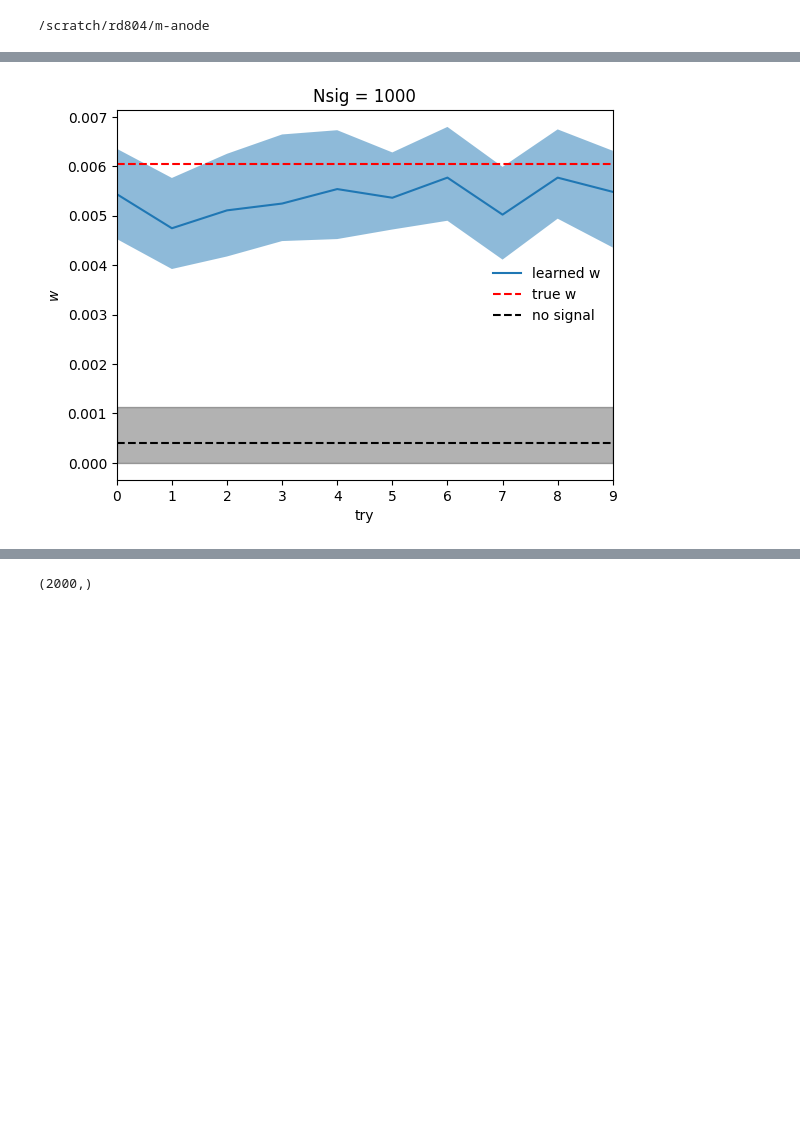
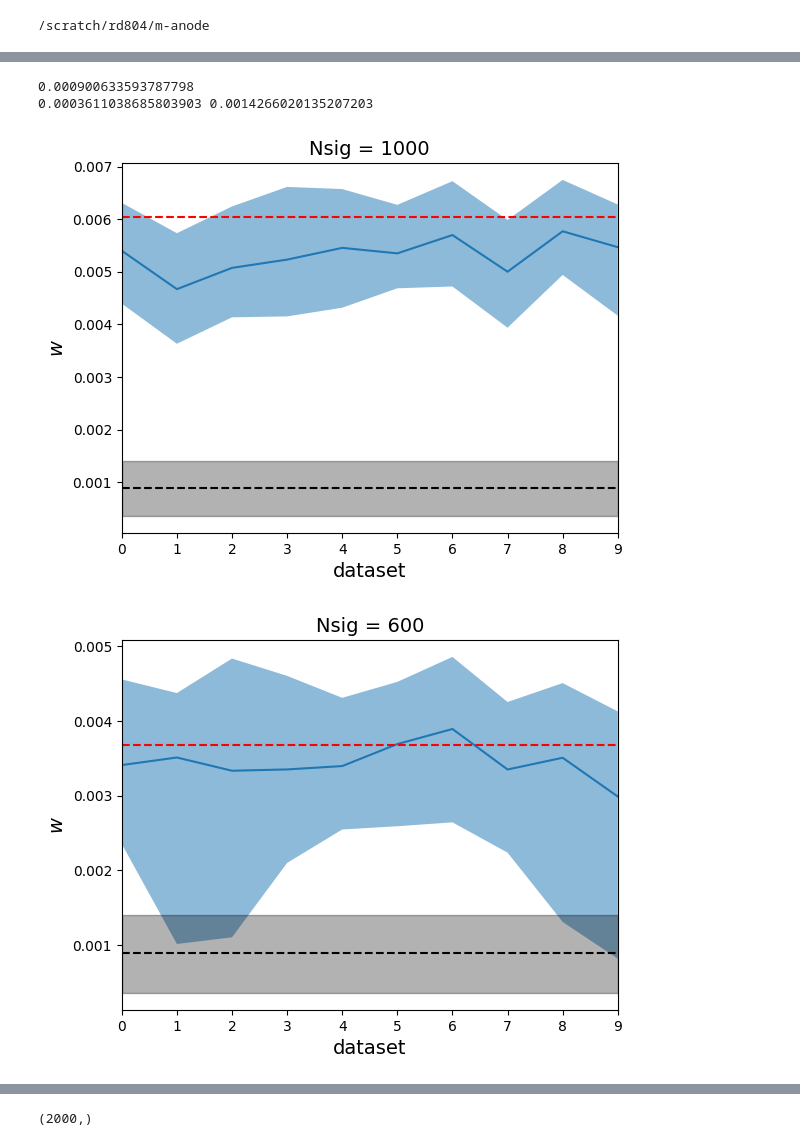
Before and after one commit to rd804/R-ANODE, a Jupyter notebook: notebooks/learned_w.ipynb, the cells around one changed output, grey strips where cells are left out. Cells and saved outputs as stored; diff of their text form; code cells hidden in the pictures; blank space fills up the shorter version.

```diff
--- a/notebooks/learned_w.ipynb
+++ b/notebooks/learned_w.ipynb
@@ -90,16 +90,16 @@ for k,sig in enumerate(sig_list):
     w_all = np.array(w_all)
 
     w_all_list[sig] = w_all
-    w_all = w_all[w_all>0.0001]
+   # w_all = w_all[w_all>0.0001]
 
 
 
-    plt.hist(w_all, bins=50, label='learned w', histtype='step')
-    plt.axvline(x=true_w[k], color='r', linestyle='--', label='true w')
-    plt.legend(frameon=False)
-    plt.title(f'Nsig = {sig}')
-    plt.savefig(f'./results/w_hist_{sig}.pdf')
-    plt.show()
+   # plt.hist(w_all, bins=50, label='learned w', histtype='step')
+   # plt.axvline(x=true_w[k], color='r', linestyle='--', label='true w')
+   # plt.legend(frameon=False)
+   # plt.title(f'Nsig = {sig}')
+   # plt.savefig(f'./results/w_hist_{sig}.pdf')
+   # plt.show()
 
        # w_try.append(np.mean(np.array(w_ensemble)[np.array(w_ensemble)>0.0001], axis=0))
     w_sig.append(np.median(w_all, axis=0))
@@ -248,0 +329,6 @@ for sig in [1000]:
+# %%
+print(w_sig_try[0])
+print(w_sig_try_16_percentile[0], w_sig_try_84_percentile[0])
+# %% [output]
+0.000900633593787798
+0.0003611038685803903 0.0014266020135207203
@@ -249,18 +337,23 @@ for sig in [1000]:
 # %%
 all_ws = w_all_try_sig[0][0]
 all_ws = np.array(all_ws)
+
 #all_ws = all_ws[all_ws>0.0001]
-w_sig_try_0 = np.median(all_ws)
-w_sig_try_16_0 = np.percentile(all_ws, 16)
-w_sig_try_84_0 = np.percentile(all_ws, 84)
+w_sig_try_0 = 0.0009
+w_sig_try_16_0 = 0.00036
+w_sig_try_84_0 = 0.0014
 #w_sig_std_try = []
-new_sig_list = [1000,600,500,450,300,225,150,75]
+#new_sig_list = [1000,600,500,450,300,225,150,75]
+
+new_sig_list = [1000,600,500,450,300,225,150,75,0]
 
 w_sig_ensembled_median = []
 w_sig_ensembled_16_percentile = []
 w_sig_ensembled_84_percentile = []
 
-for k,sig in enumerate([1000]):
+#pdf = matplotlib.backends.backend_pdf.PdfPages(f'./results/w_bounds.pdf')
+
+for k,sig in enumerate(new_sig_list):
     w_sig_try = []
     w_sig_try_16_percentile = []
     w_sig_try_84_percentile = []
@@ -271,38 +364,62 @@ for k,sig in enumerate([1000]):
         all_ws = w_all_try_sig[sig][i]
         all_ws = np.array(all_ws)
         all_ws = all_ws[all_ws>cuts[sig][i]]
+       # all_ws_log = -np.log10(all_ws)
+
+        # do a dbscan
+       # db = DBSCAN(eps=0.5, min_samples=30).fit(all_ws_log.reshape(-1,1))
+       # labels = db.labels_
+
+       # clusters = np.unique(labels)
+       # means = [np.mean(all_ws[labels==cluster]) for cluster in clusters]
+       # number_of_points = [len(all_ws[labels==cluster]) for cluster in clusters]
+
+       # max_mean = np.argmax(number_of_points)
+       # max_mean_label = clusters[max_mean]
+
+
+
+       # kmeans = KMeans(n_clusters=2, random_state=0).fit(all_ws_log.reshape(-1,1))
+
+
+       # all_ws = all_ws[all_ws>cuts[sig][i]]
         w_sig_try.append(np.median(all_ws))
         w_sig_try_16_percentile.append(np.percentile(all_ws, 16))
         w_sig_try_84_percentile.append(np.percentile(all_ws, 84))
      #   w_sig_std_try.append(np.std(w_all_try_sig[1000][i]))
 
     w_sig_try = np.array(w_sig_try)
     w_sig_try_16_percentile = np.array(w_sig_try_16_percentile)
     w_sig_try_84_percentile = np.array(w_sig_try_84_percentile)
 
     w_sig_ensembled_median.append(np.median(w_sig_try))
     w_sig_ensembled_16_percentile.append(np.percentile(w_sig_try, 16))
     w_sig_ensembled_84_percentile.append(np.percentile(w_sig_try, 84))
    # w_sig_std_try = np.array(w_sig_std_try)
 
     if sig != 0:
         plt.plot(np.arange(0,10,1), w_sig_try, label='learned w')
         plt.fill_between(np.arange(0,10,1), w_sig_try_16_percentile, w_sig_try_84_percentile, alpha=0.5)
     else:
         plt.plot(1, w_sig_try[0], label='learned w')
         plt.errorbar(1, w_sig_try[0], yerr=[[w_sig_try[0]-w_sig_try_16_percentile[0]], [w_sig_try_84_percentile[0]-w_sig_try[0]]], fmt='o')
         #plt.fill_between(np.arange(0,10,1), w_sig_try_16_percentile, w_sig_try_84_percentile, alpha=0.5)
     #plt.fill_between(np.arange(0,10,1), w_sig_try-w_sig_std_try, w_sig_try+w_sig_std_try, alpha=0.5)
-    plt.axhline(y=true_w[k], color='r', linestyle='--', label='true w')
+    plt.axhline(y=true_w[k], color='r', linestyle='--', label=r'$w_{correct}$')
     plt.axhline(y=w_sig_try_0, color='black', linestyle='--', label='no signal')
     plt.fill_between(np.arange(0,10,1), w_sig_try_16_0, w_sig_try_84_0, alpha=0.3, color='black')
-    plt.xlabel('try')
-    plt.ylabel(r'$w$')
-    plt.title(f'Nsig = {sig}')
-    plt.legend(frameon=False)
+    plt.xlabel('dataset',fontsize=14)
+    plt.ylabel(r'$w$',fontsize=14)
+    plt.title(f'Nsig = {sig}',fontsize=14)
+    if sig==75:
+        plt.legend(frameon=False,fontsize=20, loc ='lower center', bbox_to_anchor=(0.5, -0.3),ncols=3)
     plt.xlim(0,9)
+    plt.savefig(f'./results/w_bounds_{sig}.pdf',bbox_inches='tight')
+   # pdf.savefig()
 
   #  plt.savefig(f'./results/w_try_{sig}.pdf')
     plt.show()
+#pdf.close()
 # %% [output]
-[figure, old version]
+[figure, new version]
+[figure, added]
```
Also changed, not shown: parts of 6 cells of this notebook, 3 other files.
